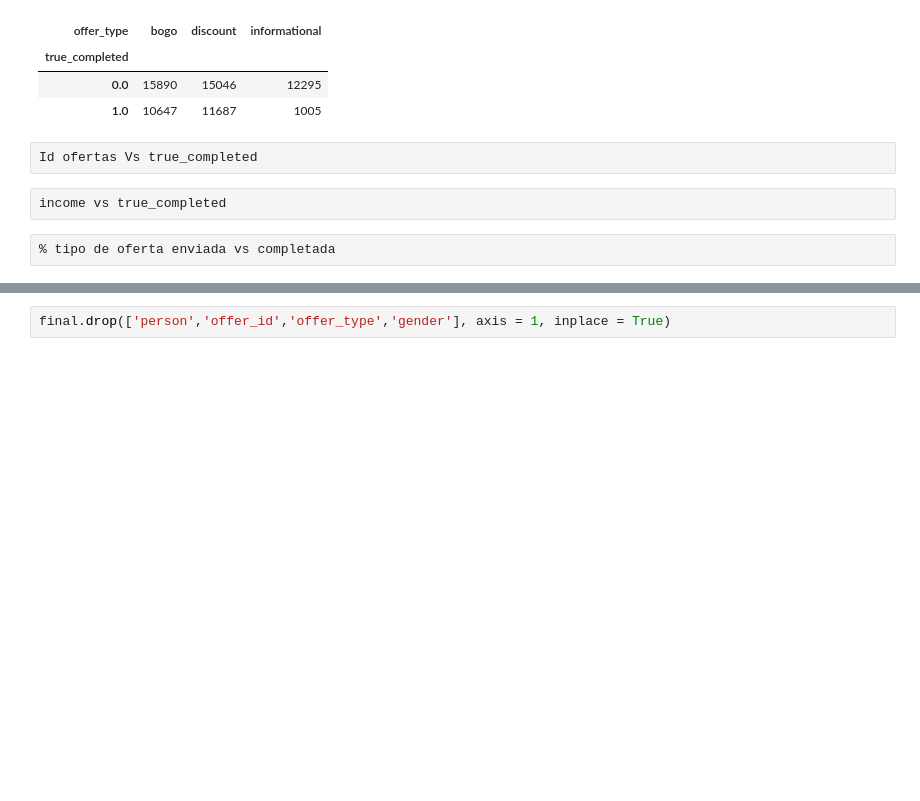
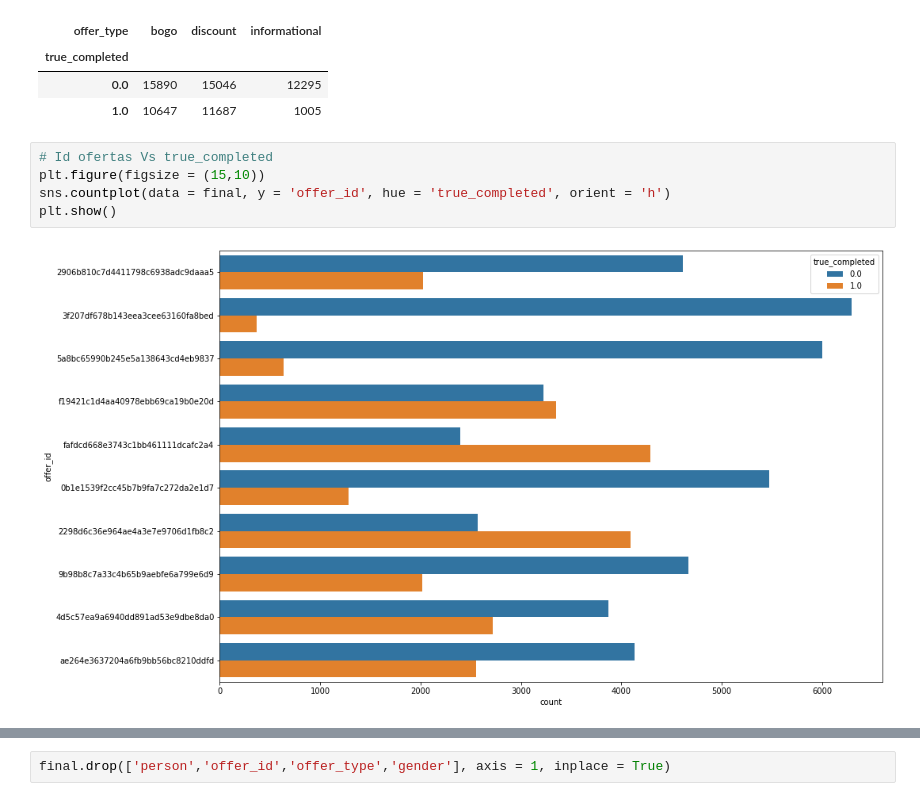
Before and after one commit to Haroldg94/Udacity-Machine-Learning-Engineer-Nanodegree, a Jupyter notebook: Capstone_project.ipynb, the cells around one changed output, grey strips where cells are left out. Saved outputs shown, nothing was run; the diff lists cells and outputs as text; blank space fills up the shorter version.

Commit message:
Adding plot of offers performance

```diff
--- a/Capstone_project.ipynb
+++ b/Capstone_project.ipynb
@@ -983,9 +987,10 @@ pd.crosstab(final.true_completed, final.offer_type)
 | true_completed |  |  |  |
 | 0.0 | 15890 | 15046 | 12295 |
 | 1.0 | 10647 | 11687 | 1005 |
-# %%
-Id ofertas Vs true_completed
-# %%
-income vs true_completed
-# %%
-% tipo de oferta enviada vs completada
+# %%
+# Id ofertas Vs true_completed
+plt.figure(figsize = (15,10))
+sns.countplot(data = final, y = 'offer_id', hue = 'true_completed', orient = 'h')
+plt.show()
+# %% [output]
+[figure, added]
```
Also changed, not shown: parts of 11 cells of this notebook.
